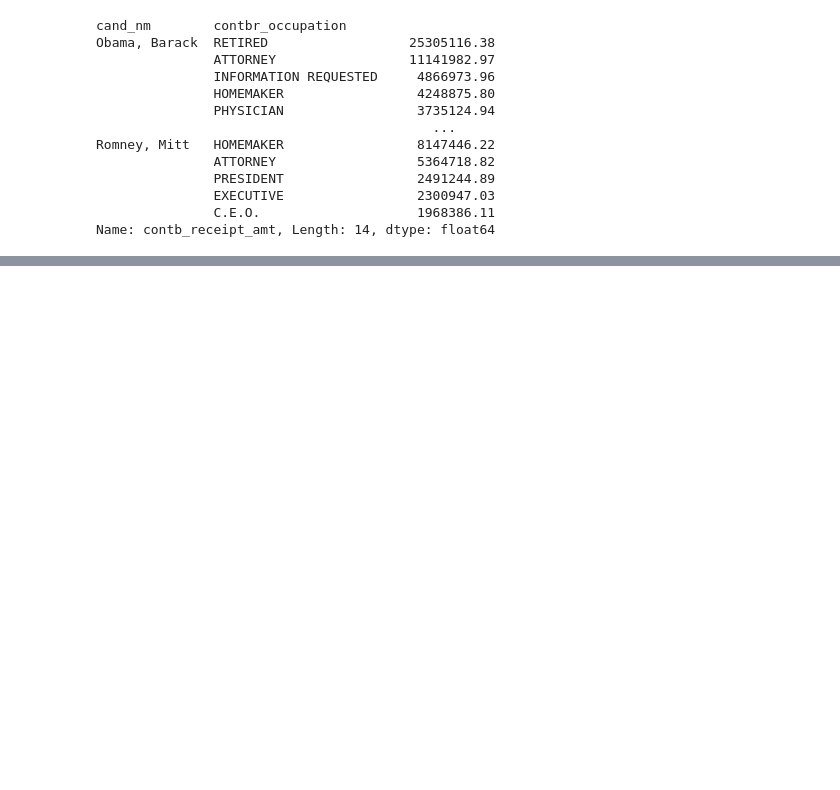
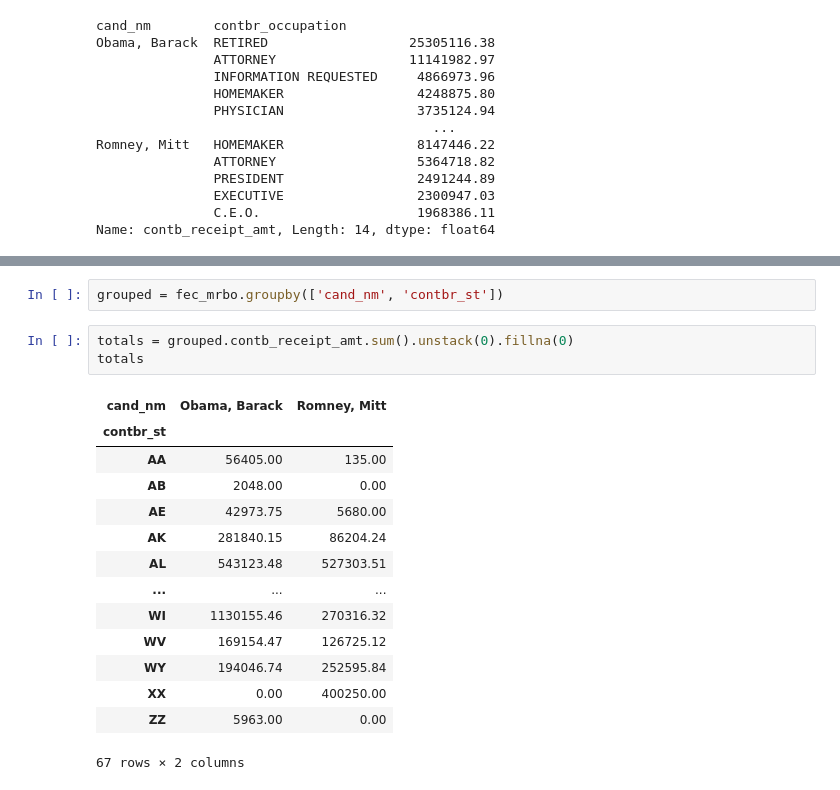
Before and after one commit to p1tuo/20201104-work, a Jupyter notebook: Untitled7.ipynb, the cells around one changed output, grey strips where cells are left out. Cells and saved outputs as stored; diff of their text form; blank space fills up the shorter version.

```diff
--- a/Untitled7.ipynb
+++ b/Untitled7.ipynb
@@ -254,0 +339,20 @@ Name: contb_receipt_amt, Length: 14, dtype: float64
+# %%
+grouped = fec_mrbo.groupby(['cand_nm', 'contbr_st'])
+# %%
+totals = grouped.contb_receipt_amt.sum().unstack(0).fillna(0)
+totals
+# %% [output]
+| cand_nm | Obama, Barack | Romney, Mitt |
+| contbr_st |  |  |
+| AA | 56405.00 | 135.00 |
+| AB | 2048.00 | 0.00 |
+| AE | 42973.75 | 5680.00 |
+| AK | 281840.15 | 86204.24 |
+| AL | 543123.48 | 527303.51 |
+| ... | ... | ... |
+| WI | 1130155.46 | 270316.32 |
+| WV | 169154.47 | 126725.12 |
+| WY | 194046.74 | 252595.84 |
+| XX | 0.00 | 400250.00 |
+| ZZ | 5963.00 | 0.00 |
+67 rows × 2 columns
```
Also changed, not shown: parts of 11 cells of this notebook.
